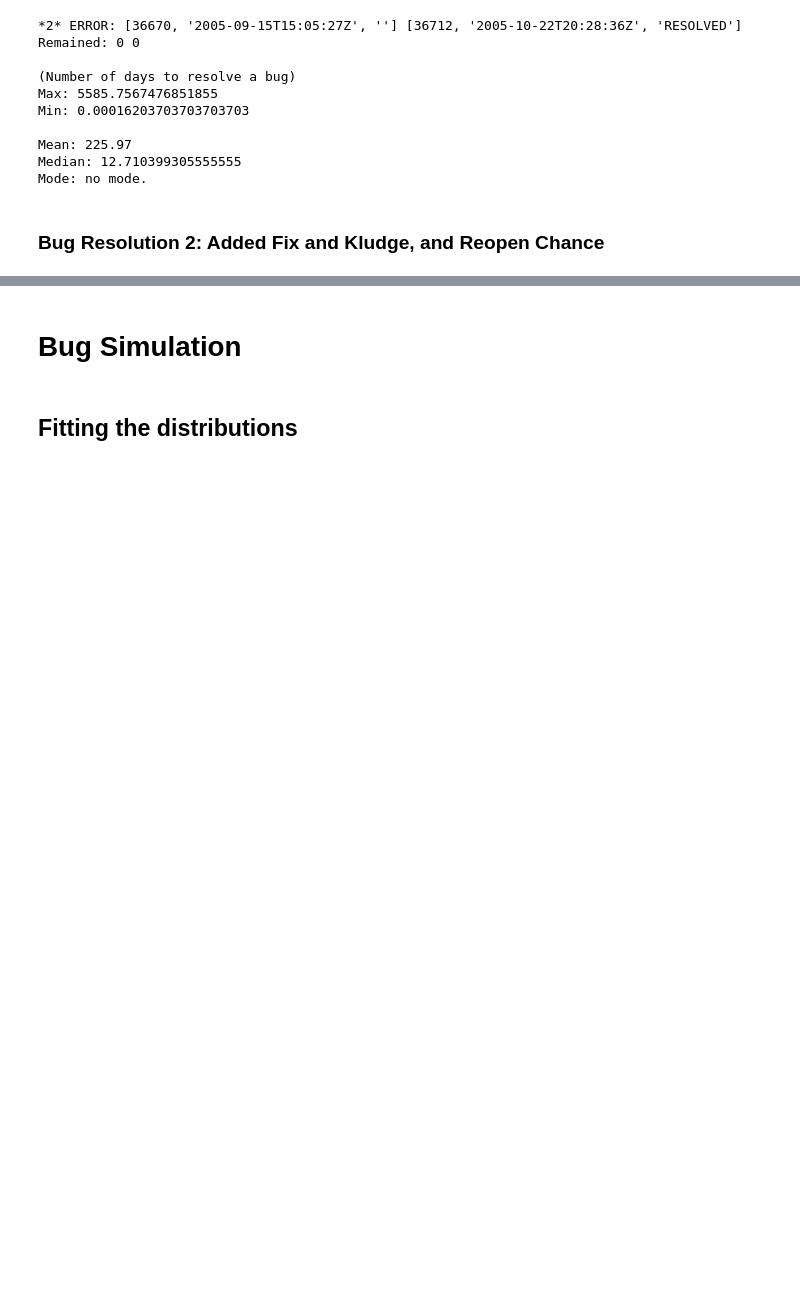
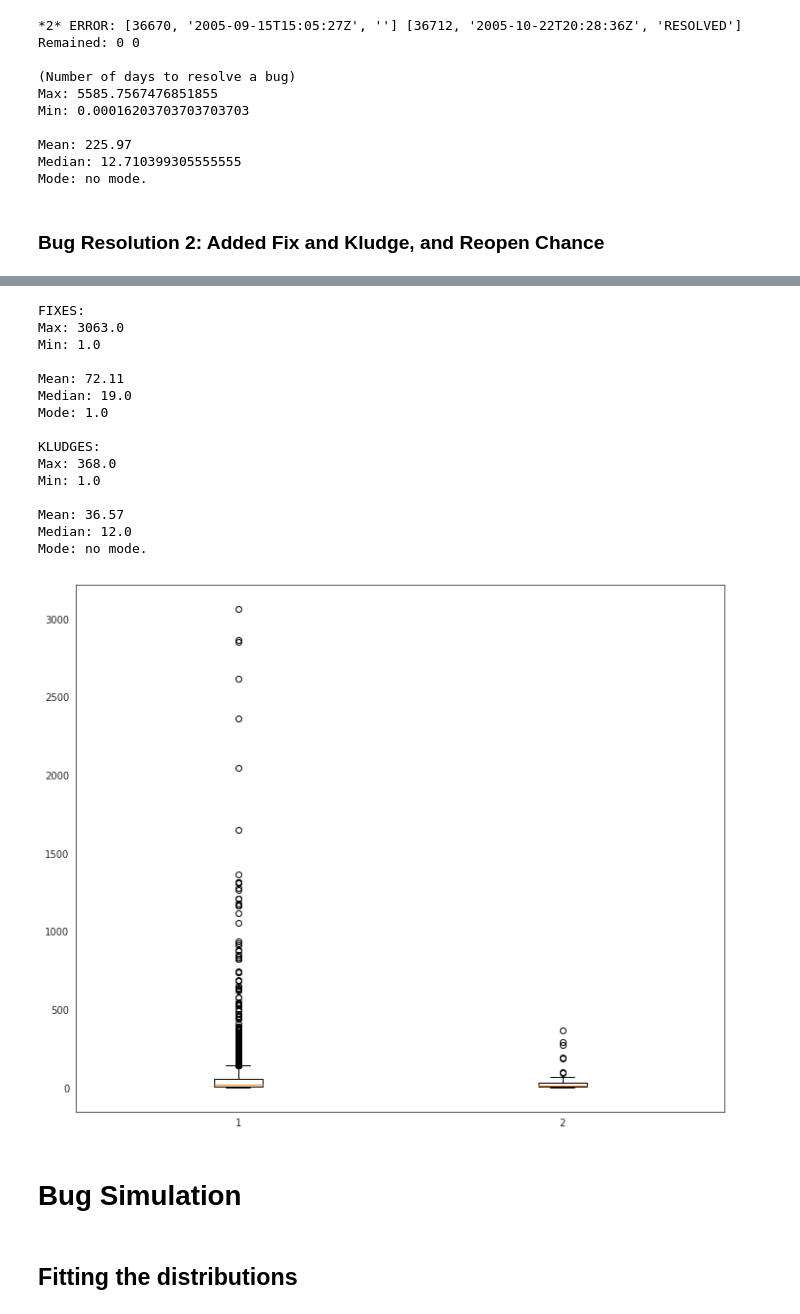
Before and after one commit to danikgan/COMP0138-Simulation, a Jupyter notebook: Simulation_Model.ipynb, the cells around one changed output, grey strips where cells are left out. Saved outputs shown, nothing was run; the diff lists cells and outputs as text; code cells hidden in the pictures; blank space fills up the shorter version.

```diff
--- a/Simulation_Model.ipynb
+++ b/Simulation_Model.ipynb
@@ -1031,0 +1075,30 @@ Chance of REOPEN: 0.11734693877551021
+# %%
+plt.figure(figsize=(12,10))
+
+global_kludge_sizes = developers.return_kludges_size().copy()
+global_fix_sizes = developers.return_fixes_size().copy()
+
+print("FIXES:")
+print_stats(global_fix_sizes)
+print("\nKLUDGES:")
+print_stats(global_kludge_sizes)
+data_to_plot = [global_fix_sizes, global_kludge_sizes]
+plt.boxplot(data_to_plot)
+plt.show()
+# %% [output]
+FIXES:
+Max: 3063.0
+Min: 1.0
+
+Mean: 72.11
+Median: 19.0
+Mode: 1.0
+
+KLUDGES:
+Max: 368.0
+Min: 1.0
+
+Mean: 36.57
+Median: 12.0
+Mode: no mode.
+[figure, added]
```
Also changed, not shown: parts of 20 cells of this notebook.
